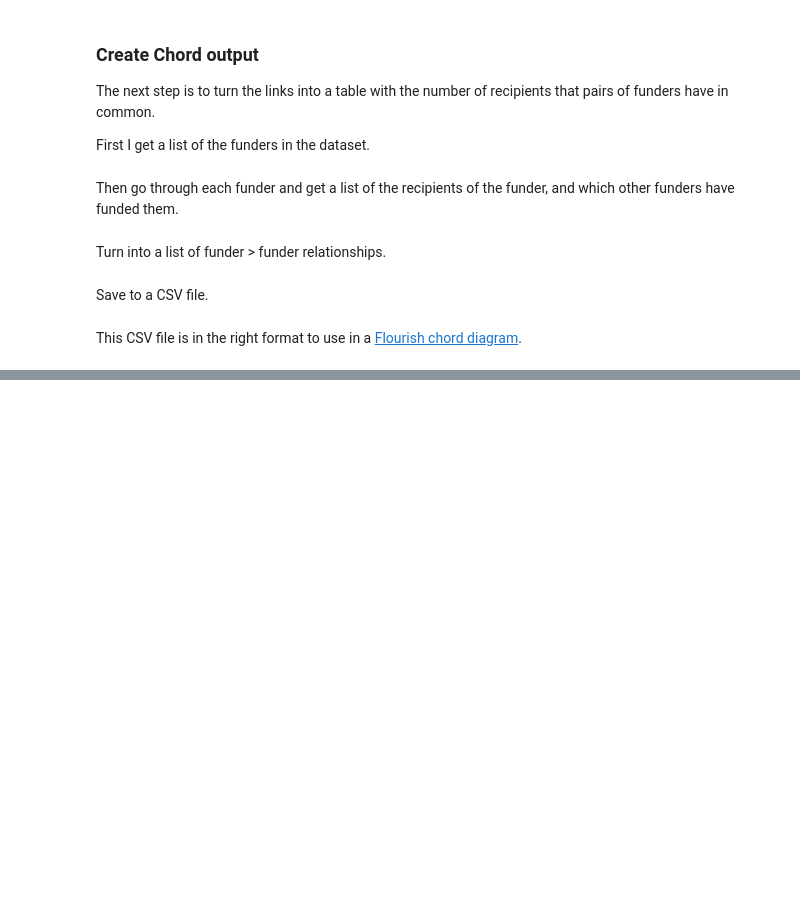
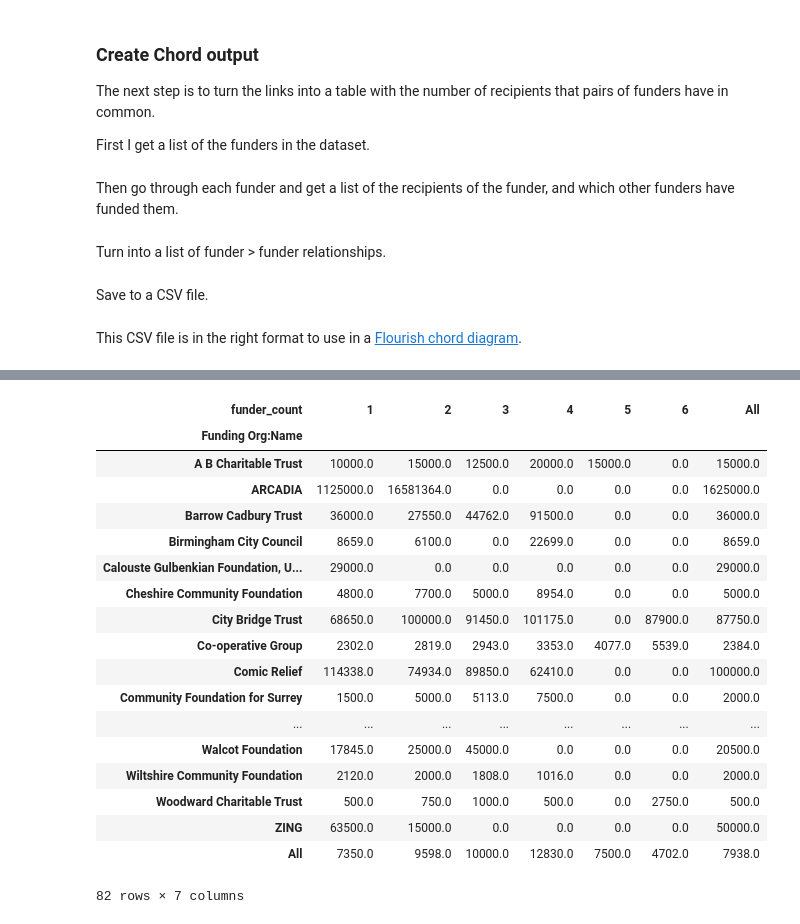
Before and after one commit to drkane/360g-network, a Jupyter notebook: prepare-chord-diagram.ipynb, the cells around one changed output, grey strips where cells are left out. Saved outputs shown, nothing was run; the diff lists cells and outputs as text; code cells hidden in the pictures; blank space fills up the shorter version.

```diff
--- a/prepare-chord-diagram.ipynb
+++ b/prepare-chord-diagram.ipynb
@@ -198,0 +301,28 @@ This CSV file is in the right format to use in a [Flourish chord diagram](https:
+# %%
+pd.crosstab(
+    funder_count['Funding Org:Name'],
+    funder_count['funder_count'],
+    values=funder_count['Amount Awarded'],
+    aggfunc='median',
+    margins=True,
+).fillna(0).round(0)
+# %% [output]
+| funder_count | 1 | 2 | 3 | 4 | 5 | 6 | All |
+| Funding Org:Name |  |  |  |  |  |  |  |
+| A B Charitable Trust | 10000.0 | 15000.0 | 12500.0 | 20000.0 | 15000.0 | 0.0 | 15000.0 |
+| ARCADIA | 1125000.0 | 16581364.0 | 0.0 | 0.0 | 0.0 | 0.0 | 1625000.0 |
+| Barrow Cadbury Trust | 36000.0 | 27550.0 | 44762.0 | 91500.0 | 0.0 | 0.0 | 36000.0 |
+| Birmingham City Council | 8659.0 | 6100.0 | 0.0 | 22699.0 | 0.0 | 0.0 | 8659.0 |
+| Calouste Gulbenkian Foundation, U... | 29000.0 | 0.0 | 0.0 | 0.0 | 0.0 | 0.0 | 29000.0 |
+| Cheshire Community Foundation | 4800.0 | 7700.0 | 5000.0 | 8954.0 | 0.0 | 0.0 | 5000.0 |
+| City Bridge Trust | 68650.0 | 100000.0 | 91450.0 | 101175.0 | 0.0 | 87900.0 | 87750.0 |
+| Co-operative Group | 2302.0 | 2819.0 | 2943.0 | 3353.0 | 4077.0 | 5539.0 | 2384.0 |
+| Comic Relief | 114338.0 | 74934.0 | 89850.0 | 62410.0 | 0.0 | 0.0 | 100000.0 |
+| Community Foundation for Surrey | 1500.0 | 5000.0 | 5113.0 | 7500.0 | 0.0 | 0.0 | 2000.0 |
+| ... | ... | ... | ... | ... | ... | ... | ... |
+| Walcot Foundation | 17845.0 | 25000.0 | 45000.0 | 0.0 | 0.0 | 0.0 | 20500.0 |
+| Wiltshire Community Foundation | 2120.0 | 2000.0 | 1808.0 | 1016.0 | 0.0 | 0.0 | 2000.0 |
+| Woodward Charitable Trust | 500.0 | 750.0 | 1000.0 | 500.0 | 0.0 | 2750.0 | 500.0 |
+| ZING | 63500.0 | 15000.0 | 0.0 | 0.0 | 0.0 | 0.0 | 50000.0 |
+| All | 7350.0 | 9598.0 | 10000.0 | 12830.0 | 7500.0 | 4702.0 | 7938.0 |
+82 rows × 7 columns
```
Also changed, not shown: parts of 6 cells of this notebook, 1 other file.
